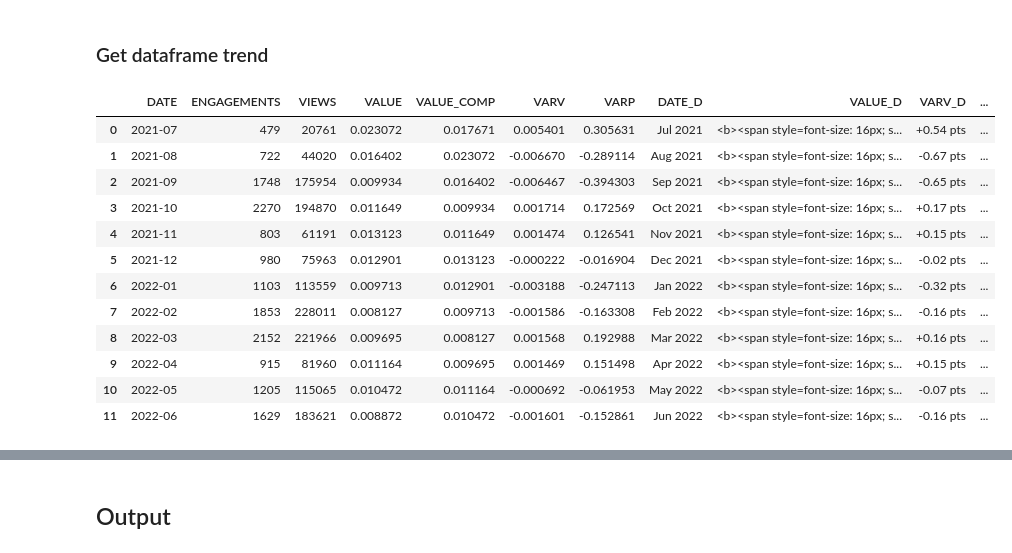
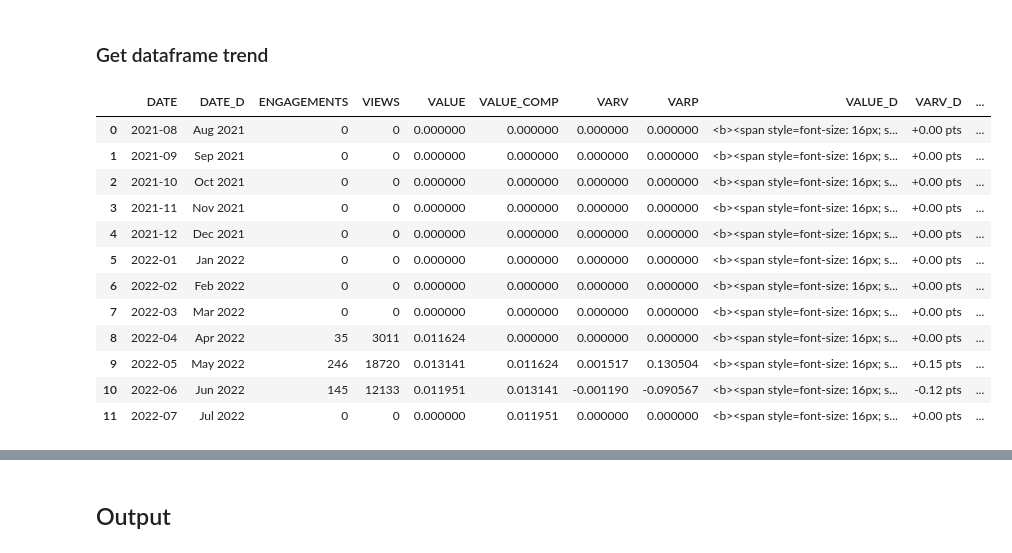
Before and after one commit to jupyter-naas/naas-content-engine, a Jupyter notebook: LinkedIn/LinkedIn_Follow_profile_content_engagement_rate_monthly.ipynb, the cells around one changed output, grey strips where cells are left out. Cells and saved outputs as stored; diff of their text form; code cells hidden in the pictures.

```diff
--- a/LinkedIn/LinkedIn_Follow_profile_content_engagement_rate_monthly.ipynb
+++ b/LinkedIn/LinkedIn_Follow_profile_content_engagement_rate_monthly.ipynb
@@ -72,21 +72,28 @@ def get_trend(df_init,
     df["VIEWS"] = df["VIEWS"].astype(int)
     df[col_date] = pd.to_datetime(df[col_date].str[:-6]).dt.strftime(PERIOD)
     df = df.groupby(col_date, as_index=False).agg({"ENGAGEMENTS": agg_value, "VIEWS": agg_value})
-    df[col_value] = df["ENGAGEMENTS"].astype(int) / df["VIEWS"].astype(int)
 
     # Rename column
     to_rename = {
-        col_date: "DATE",
-        col_value: "VALUE"
+        col_date: "DATE_ISO",
     }
     df = df.rename(columns=to_rename)
 
-    # Add last month in not in dataframe
-    if df.loc[df.index[-1], "DATE"] != datetime.now().strftime(PERIOD):
-        tmp_df = df[-1:].reset_index(drop=True)
-        tmp_df.loc[0, "DATE"] = datetime.now().strftime(PERIOD)
-        tmp_df.loc[0, "VALUE"] = 0
-        df = pd.concat([df, tmp_df]).reset_index(drop=True)
+    # Reindex value
+    d = datetime.now().date()
+    d2 = df.loc[df.index[0], "DATE_ISO"]
+    idx = pd.date_range(d2, d, freq = "D")
+    df.set_index("DATE_ISO", drop=True, inplace=True)
+    df.index = pd.DatetimeIndex(df.index)
+    df = df.reindex(idx, fill_value=0)
+    df["DATE_ISO"] = pd.DatetimeIndex(df.index)
+
+    # Groupby month
+    df["DATE"] = pd.to_datetime(df["DATE_ISO"], format=DATE_FORMAT).dt.strftime(PERIOD)
+    # Plotly: Date display
+    df["DATE_D"] = pd.to_datetime(df["DATE_ISO"], format=DATE_FORMAT).dt.strftime(PERIOD_D)
+    df = df.groupby(["DATE", "DATE_D"], as_index=False).agg({"ENGAGEMENTS": agg_value, "VIEWS": agg_value})
+    df["VALUE"] = df["ENGAGEMENTS"].astype(int) / df["VIEWS"].astype(int)
 
     # Calc variation
     for index, row in df.iterrows():
@@ -95,47 +102,46 @@ def get_trend(df_init,
             n_1 = df.loc[df.index[index-1], "VALUE"]
             df.loc[df.index[index], "VALUE_COMP"] = n_1
             df.loc[df.index[index], "VARV"] = n - n_1
-            df.loc[df.index[index], "VARP"] = 0
             if n_1 > 0:
                 df.loc[df.index[index], "VARP"] = (n - n_1) / abs(n_1)
     df = df.fillna(0)
 
     # Plotly: Date display
     df["DATE_D"] = pd.to_datetime(df["DATE"], format=PERIOD).dt.strftime(PERIOD_D)
 
     # Plotly: Value display
     df["VALUE_D"] = "<b><span style=font-size: 16px; style=font-family: Arial>" + df["VALUE"].map("{:,.2%}".format).str.replace(",", " ") + "</span></b>"
 
     # Plotly: Variation display
     df["VARV_D"] = (df["VARV"] * 100).map("{:,.2f} pts".format).str.replace(",", " ")
     df.loc[df["VARV"] >= 0, "VARV_D"] = "+" + df["VARV_D"]
     df["VARP_D"] = df["VARP"].map("{:,.0%}".format).str.replace(",", " ")
     df.loc[df["VARP"] >= 0, "VARP_D"] = "+" + df["VARP_D"]
 
     # Plotly: hovertext
     df["TEXT"] = ("<b><span style='font-size: 14px;'>" + df["DATE_D"].astype(str) + ": " + df["VALUE_D"] + "</span></b><br>"
                   "<span style='font-size: 12px;'>" + f"{PERIOD_TEXT}: " + df["VARV_D"] + " (" + df["VARP_D"] + ")</span>")
 
     # Return month rolling
     return df[-MONTH_ROLLING:].reset_index(drop=True)
 
 df_actual = get_trend(df_posts,
                       col_date="PUBLISHED_DATE",
                       col_value=COL_VALUE,
                       agg_value="sum")
 df_actual#.tail(5)
 # %% [output]
-|  | DATE | ENGAGEMENTS | VIEWS | VALUE | VALUE_COMP | VARV | VARP | DATE_D | VALUE_D | VARV_D | ... |
-| 0 | 2021-07 | 479 | 20761 | 0.023072 | 0.017671 | 0.005401 | 0.305631 | Jul 2021 | <b><span style=font-size: 16px; s... | +0.54 pts | ... |
-| 1 | 2021-08 | 722 | 44020 | 0.016402 | 0.023072 | -0.006670 | -0.289114 | Aug 2021 | <b><span style=font-size: 16px; s... | -0.67 pts | ... |
-| 2 | 2021-09 | 1748 | 175954 | 0.009934 | 0.016402 | -0.006467 | -0.394303 | Sep 2021 | <b><span style=font-size: 16px; s... | -0.65 pts | ... |
-| 3 | 2021-10 | 2270 | 194870 | 0.011649 | 0.009934 | 0.001714 | 0.172569 | Oct 2021 | <b><span style=font-size: 16px; s... | +0.17 pts | ... |
-| 4 | 2021-11 | 803 | 61191 | 0.013123 | 0.011649 | 0.001474 | 0.126541 | Nov 2021 | <b><span style=font-size: 16px; s... | +0.15 pts | ... |
-| 5 | 2021-12 | 980 | 75963 | 0.012901 | 0.013123 | -0.000222 | -0.016904 | Dec 2021 | <b><span style=font-size: 16px; s... | -0.02 pts | ... |
-| 6 | 2022-01 | 1103 | 113559 | 0.009713 | 0.012901 | -0.003188 | -0.247113 | Jan 2022 | <b><span style=font-size: 16px; s... | -0.32 pts | ... |
-| 7 | 2022-02 | 1853 | 228011 | 0.008127 | 0.009713 | -0.001586 | -0.163308 | Feb 2022 | <b><span style=font-size: 16px; s... | -0.16 pts | ... |
-| 8 | 2022-03 | 2152 | 221966 | 0.009695 | 0.008127 | 0.001568 | 0.192988 | Mar 2022 | <b><span style=font-size: 16px; s... | +0.16 pts | ... |
-| 9 | 2022-04 | 915 | 81960 | 0.011164 | 0.009695 | 0.001469 | 0.151498 | Apr 2022 | <b><span style=font-size: 16px; s... | +0.15 pts | ... |
-| 10 | 2022-05 | 1205 | 115065 | 0.010472 | 0.011164 | -0.000692 | -0.061953 | May 2022 | <b><span style=font-size: 16px; s... | -0.07 pts | ... |
-| 11 | 2022-06 | 1629 | 183621 | 0.008872 | 0.010472 | -0.001601 | -0.152861 | Jun 2022 | <b><span style=font-size: 16px; s... | -0.16 pts | ... |
+|  | DATE | DATE_D | ENGAGEMENTS | VIEWS | VALUE | VALUE_COMP | VARV | VARP | VALUE_D | VARV_D | ... |
+| 0 | 2021-08 | Aug 2021 | 0 | 0 | 0.000000 | 0.000000 | 0.000000 | 0.000000 | <b><span style=font-size: 16px; s... | +0.00 pts | ... |
+| 1 | 2021-09 | Sep 2021 | 0 | 0 | 0.000000 | 0.000000 | 0.000000 | 0.000000 | <b><span style=font-size: 16px; s... | +0.00 pts | ... |
+| 2 | 2021-10 | Oct 2021 | 0 | 0 | 0.000000 | 0.000000 | 0.000000 | 0.000000 | <b><span style=font-size: 16px; s... | +0.00 pts | ... |
+| 3 | 2021-11 | Nov 2021 | 0 | 0 | 0.000000 | 0.000000 | 0.000000 | 0.000000 | <b><span style=font-size: 16px; s... | +0.00 pts | ... |
+| 4 | 2021-12 | Dec 2021 | 0 | 0 | 0.000000 | 0.000000 | 0.000000 | 0.000000 | <b><span style=font-size: 16px; s... | +0.00 pts | ... |
+| 5 | 2022-01 | Jan 2022 | 0 | 0 | 0.000000 | 0.000000 | 0.000000 | 0.000000 | <b><span style=font-size: 16px; s... | +0.00 pts | ... |
+| 6 | 2022-02 | Feb 2022 | 0 | 0 | 0.000000 | 0.000000 | 0.000000 | 0.000000 | <b><span style=font-size: 16px; s... | +0.00 pts | ... |
+| 7 | 2022-03 | Mar 2022 | 0 | 0 | 0.000000 | 0.000000 | 0.000000 | 0.000000 | <b><span style=font-size: 16px; s... | +0.00 pts | ... |
+| 8 | 2022-04 | Apr 2022 | 35 | 3011 | 0.011624 | 0.000000 | 0.000000 | 0.000000 | <b><span style=font-size: 16px; s... | +0.00 pts | ... |
+| 9 | 2022-05 | May 2022 | 246 | 18720 | 0.013141 | 0.011624 | 0.001517 | 0.130504 | <b><span style=font-size: 16px; s... | +0.15 pts | ... |
+| 10 | 2022-06 | Jun 2022 | 145 | 12133 | 0.011951 | 0.013141 | -0.001190 | -0.090567 | <b><span style=font-size: 16px; s... | -0.12 pts | ... |
+| 11 | 2022-07 | Jul 2022 | 0 | 0 | 0.000000 | 0.011951 | 0.000000 | 0.000000 | <b><span style=font-size: 16px; s... | +0.00 pts | ... |
 # %% [markdown]
```
Also changed, not shown: parts of 5 cells of this notebook.
